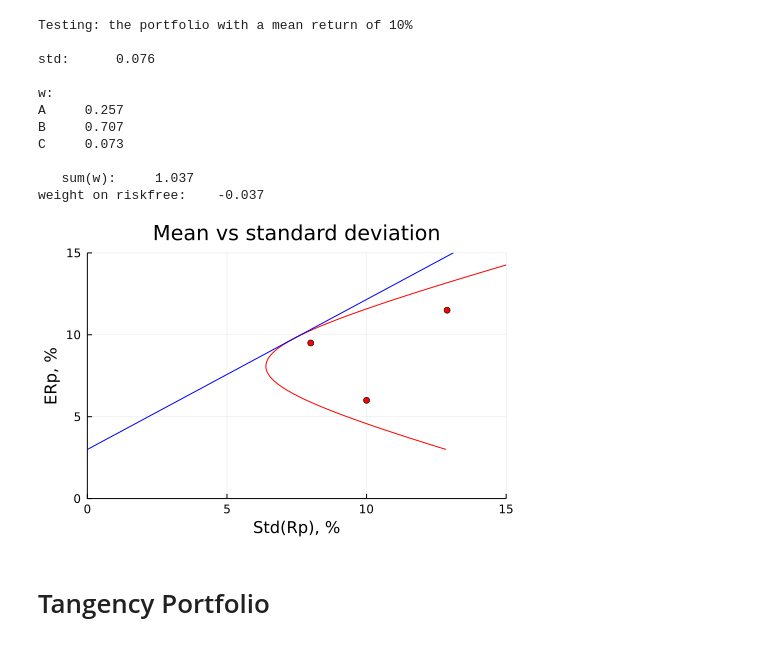
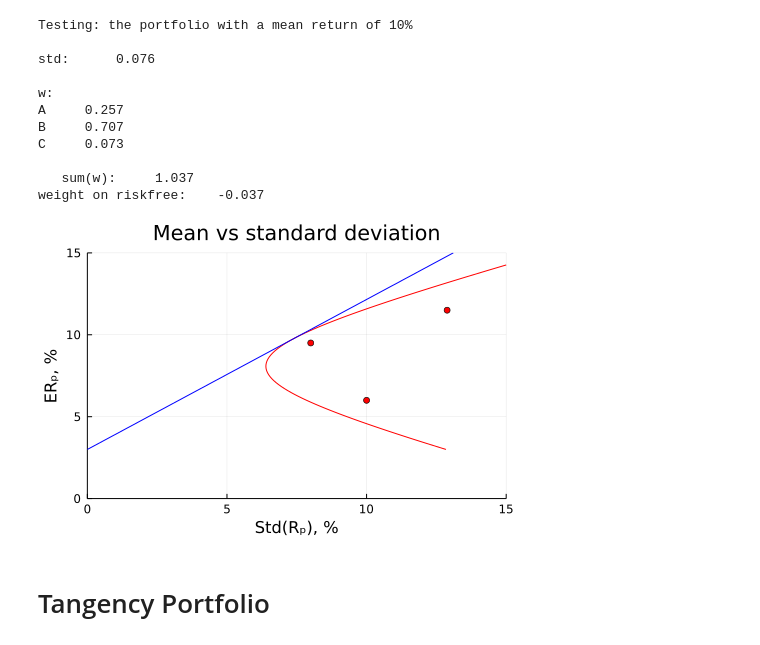
Before and after one commit to PaulSoderlind/FinancialTheoryMSc, a Jupyter notebook: Ch03_MeanVariance.ipynb, the cells around one changed output. Saved outputs shown, nothing was run; the diff lists cells and outputs as text; code cells hidden in the pictures.

```diff
--- a/Ch03_MeanVariance.ipynb
+++ b/Ch03_MeanVariance.ipynb
@@ -68,11 +68,11 @@ StdRp = fill(NaN,L)
 L        = 41
 w₁_range = range(1.5,-0.5,length=L)           #different possible weights on asset 1
 
-(ERp,StdRp) = (fill(NaN,L),fill(NaN,L))   #to put the results in
+(ERₚ,StdRₚ) = (fill(NaN,L),fill(NaN,L))   #to put the results in
 for i = 1:L
     #local w                    #local/global is needed in script
     w        = [w₁_range[i];1-w₁_range[i]]  #weights on asset 1 and 2
-    ERp[i]   = w'μ
-    StdRp[i] = sqrt(w'Σ*w)
+    ERₚ[i]   = w'μ
+    StdRₚ[i] = sqrt(w'Σ*w)
 end
 # %%
@@ -226,19 +226,19 @@ C     0.022
 μstar_range = range(Rf,0.15,length=101)
 L           = length(μstar_range)
 
-StdRp  = fill(NaN,L)                      #loop over different required average returns, (μstar_range)
+StdRₚ  = fill(NaN,L)                      #loop over different required average returns, (μstar_range)
 for i = 1:L
-    StdRp[i] = MVCalc(μstar_range[i],μ,Σ)[1]   #[1] picks out the first function output
+    StdRₚ[i] = MVCalc(μstar_range[i],μ,Σ)[1]   #[1] picks out the first function output
 end
 
-p1 = plot( StdRp*100,μstar_range*100,
+p1 = plot( StdRₚ*100,μstar_range*100,
            legend = nothing,
            linecolor = :red,
            xlim = (0,15),
            ylim = (0,15),
            title = "Mean vs standard deviation",
-           xlabel = "Std(Rp), %",
-           ylabel = "ERp, %" )
+           xlabel = "Std(Rₚ), %",
+           ylabel = "ERₚ, %" )
 scatter!(sqrt.(diag(Σ))*100,μ*100,markercolor=:red)
 display(p1)
 # %% [output]
@@ -307,22 +307,22 @@ C     0.073
 weight on riskfree:    -0.037
 # %%
 StdRpRf  = fill(NaN,L)                 #loop over required average returns (μstar)
-for i = 1:L
+for i = 1:L                            #too bad that R\_f[Tab] is not defined
     StdRpRf[i] = MVCalcRf(μstar_range[i],μ,Σ,Rf)[1]
 end
 
-p1 = plot( [StdRp StdRpRf]*100,μstar_range*100,
+p1 = plot( [StdRₚ StdRpRf]*100,μstar_range*100,
            legend = nothing,
            linecolor = [:red :blue],
            xlim = (0,15),
            ylim = (0,15),
            title = "Mean vs standard deviation",
-           xlabel = "Std(Rp), %",
-           ylabel = "ERp, %" )
+           xlabel = "Std(Rₚ), %",
+           ylabel = "ERₚ, %" )
 scatter!(sqrt.(diag(Σ))*100,μ*100,markercolor=:red)
 display(p1)
 # %% [output]
-[figure, old version]
+[figure, new version]
 # %% [markdown]
 # Tangency Portfolio
 # %% [markdown]
```
Also changed, not shown: parts of 9 cells of this notebook, 12 other files.
